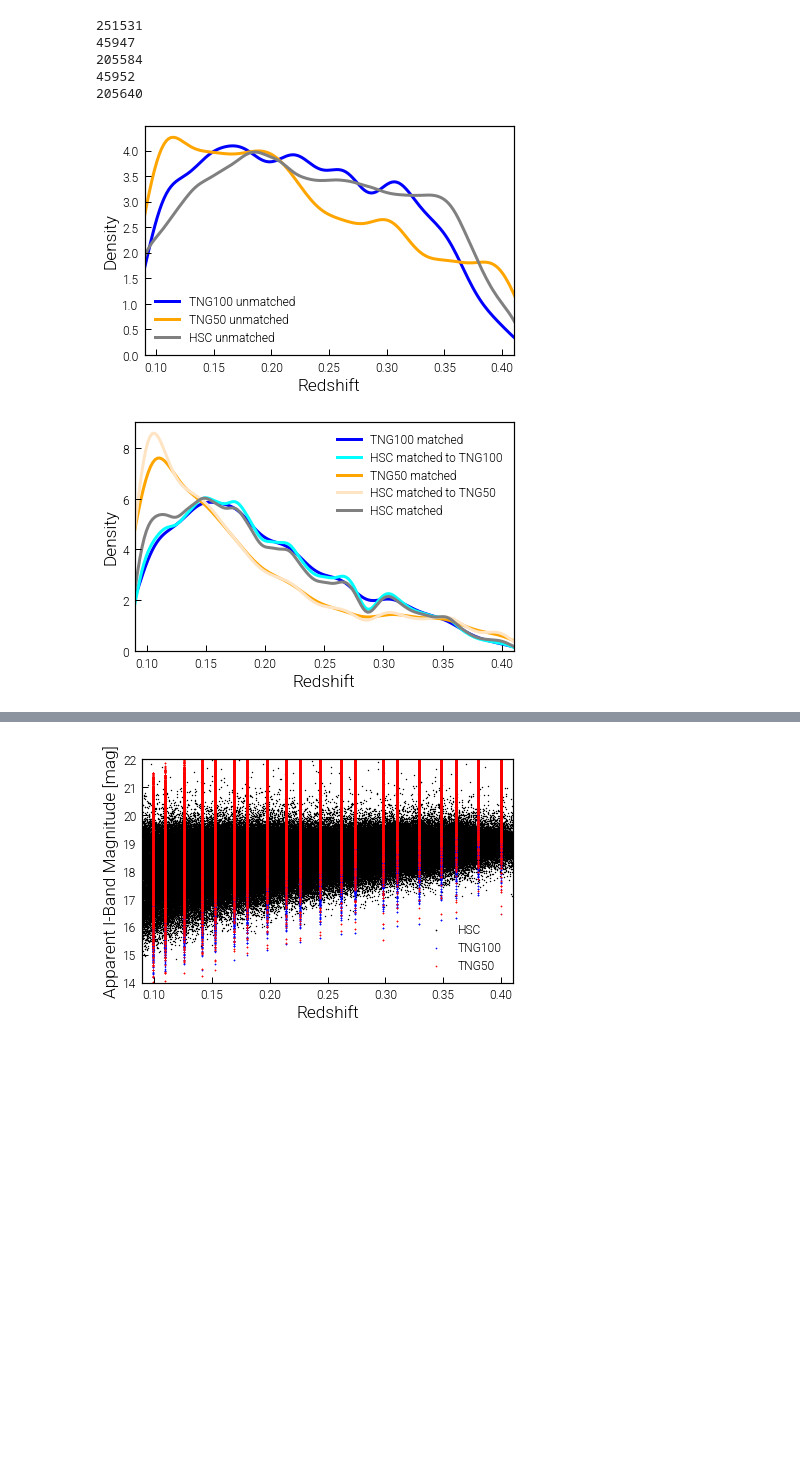
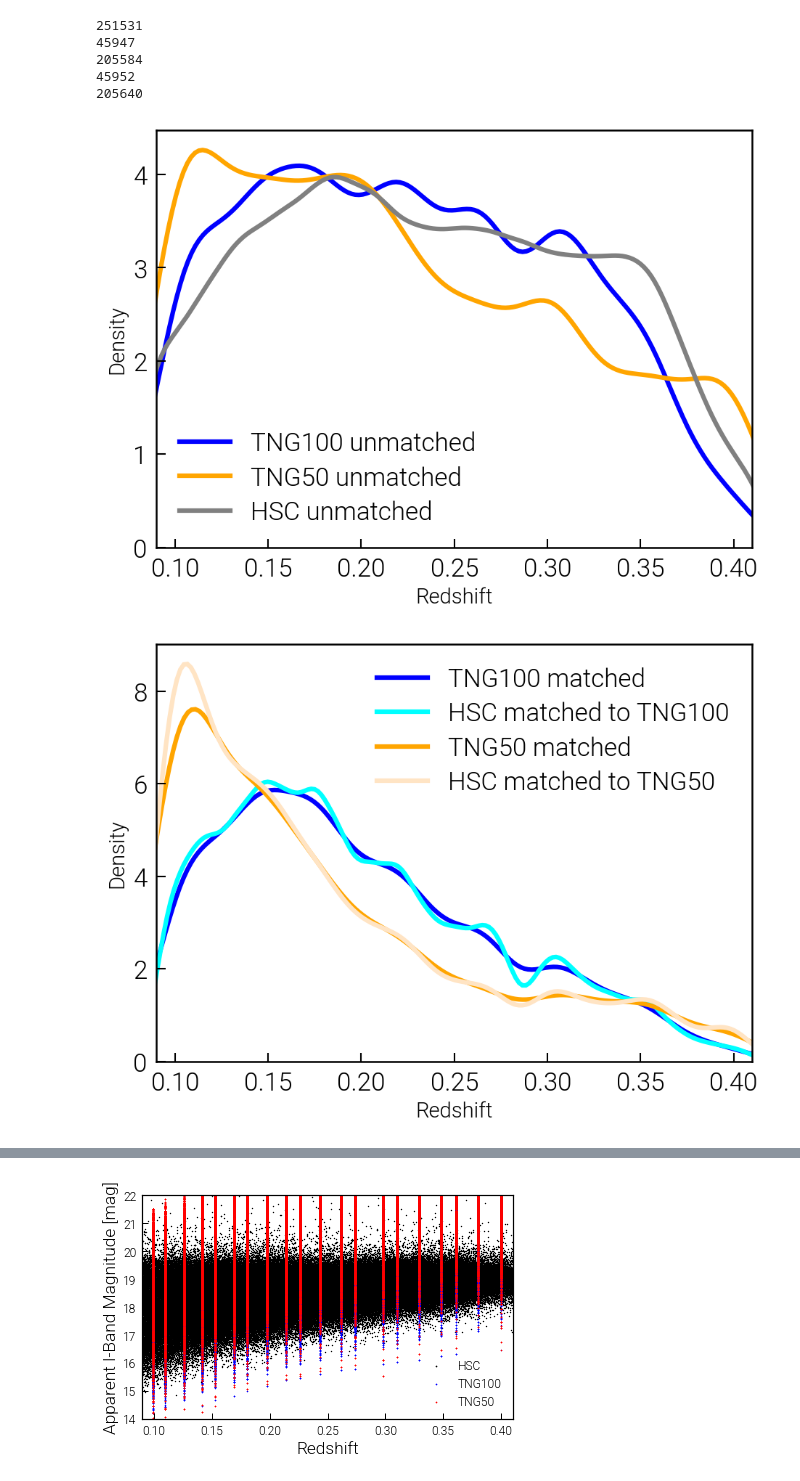
Before and after one commit to milchada/icm-clr, a Jupyter notebook: scripts/preprocessing/visualize_matching.ipynb, the cells around one changed output, grey strips where cells are left out. Cells and saved outputs as stored; diff of their text form; code cells hidden in the pictures; blank space fills up the shorter version.

```diff
--- a/scripts/preprocessing/visualize_matching.ipynb
+++ b/scripts/preprocessing/visualize_matching.ipynb
@@ -63,34 +63,34 @@ for hl, tl, l, lim in zip(HSC_label, TNG_label, label, limits):
         sns.kdeplot(x=df_unmatched_TNG100[tl], color=TNG100_color, bw_method = 0.2, linewidth=LINEWIDTH)
         sns.kdeplot(x=df_unmatched_TNG50[tl], color=TNG50_color, bw_method = 0.2, linewidth=LINEWIDTH)
     else:
         sns.kdeplot(x=df_unmatched_TNG100[tl], color=TNG100_color, linewidth=LINEWIDTH)
         sns.kdeplot(x=df_unmatched_TNG50[tl], color=TNG50_color, linewidth=LINEWIDTH)
 
     sns.kdeplot(x=df_unmatched_HSC[hl], color=HSC_color, linewidth=LINEWIDTH)
     plt.xlabel(l)
     plt.xlim(lim)
     plt.legend(labels=['TNG100 unmatched', 'TNG50 unmatched', 'HSC unmatched'])
     plt.savefig(f'../../temp/unmatched_{hl}.pdf')
     plt.show()
 
     if tl == 'z':
         sns.kdeplot(x=df_matched_TNG100[tl], color=TNG100_color, bw_method = 0.2, linewidth=LINEWIDTH)
         sns.kdeplot(x=df_matched_HSC_TNG100[hl], color=HSC_TNG100_color, linewidth=LINEWIDTH)
         sns.kdeplot(x=df_matched_TNG50[tl], color=TNG50_color, bw_method = 0.2, linewidth=LINEWIDTH)
         sns.kdeplot(x=df_matched_HSC_TNG50[hl], color=HSC_TNG50_color, linewidth=LINEWIDTH)
     else:
         sns.kdeplot(x=df_matched_TNG100[tl], color=TNG100_color, linewidth=LINEWIDTH)
         sns.kdeplot(x=df_matched_HSC_TNG100[hl], color=HSC_TNG100_color, linewidth=LINEWIDTH)
         sns.kdeplot(x=df_matched_TNG50[tl], color=TNG50_color, linewidth=LINEWIDTH)
         sns.kdeplot(x=df_matched_HSC_TNG50[hl], color=HSC_TNG50_color, linewidth=LINEWIDTH)
 
-    sns.kdeplot(x=df_matched_HSC[hl], color=HSC_color, linewidth=LINEWIDTH)
+    #sns.kdeplot(x=df_matched_HSC[hl], color=HSC_color, linewidth=LINEWIDTH)
 
     plt.xlabel(l)
     plt.xlim(lim)
-    plt.legend(labels=['TNG100 matched', 'HSC matched to TNG100', 'TNG50 matched', 'HSC matched to TNG50', 'HSC matched'])
+    plt.legend(labels=['TNG100 matched', 'HSC matched to TNG100', 'TNG50 matched', 'HSC matched to TNG50'])
     plt.savefig(f'../../temp/matched_{hl}.pdf')
     plt.show()
 # %% [output]
-[figure, old version]
+[figure, new version]
-[figure, old version]
+[figure, new version]
```
Also changed, not shown: parts of 1 cell of this notebook, 5 other files.
